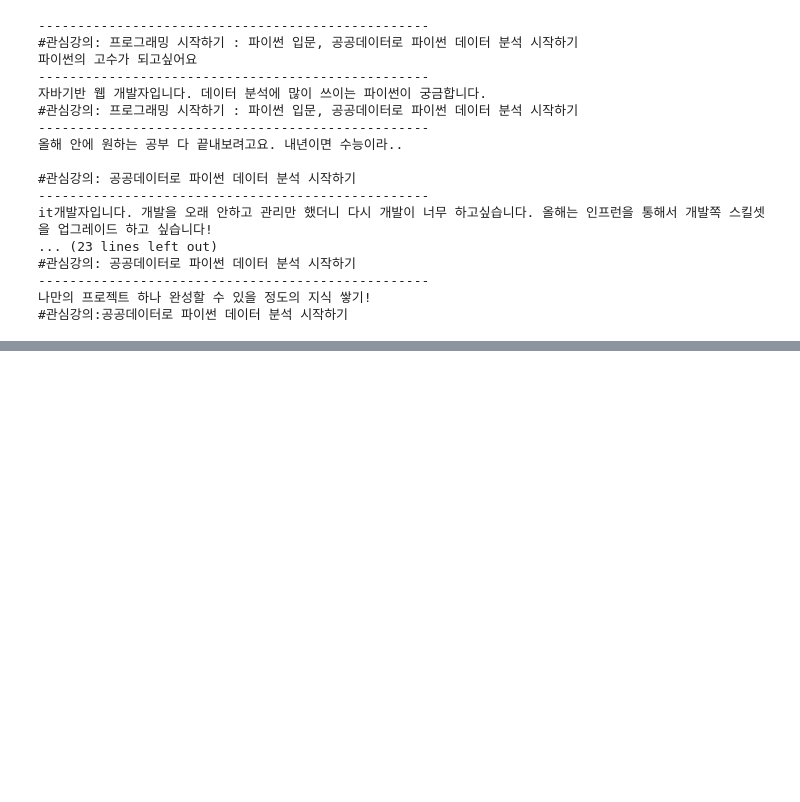
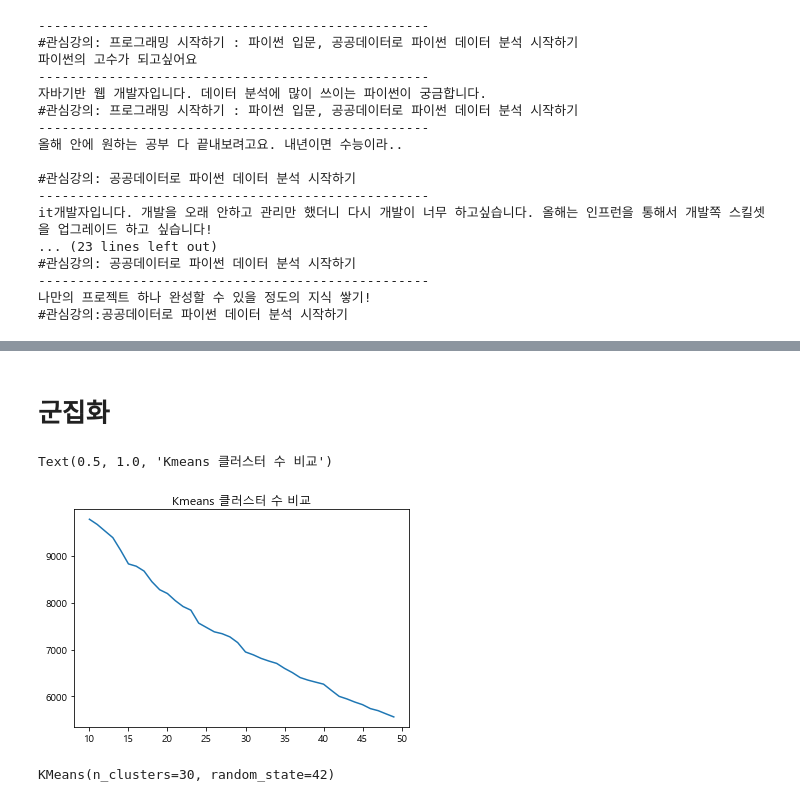
Before and after one commit to jang3463/TextMining, a Jupyter notebook: 텍스트분석(댓글분석).ipynb, the cells around one changed output, grey strips where cells are left out. Cells and saved outputs as stored; diff of their text form; code cells hidden in the pictures; blank space fills up the shorter version.

```diff
--- a/텍스트분석(댓글분석).ipynb
+++ b/텍스트분석(댓글분석).ipynb
@@ -437,0 +546,3 @@ it개발자입니다. 개발을 오래 안하고 관리만 했더니 다시 개
+# %%
+tfidf_freq = pd.DataFrame(feature_tfidf.toarray(),columns=vocab)
+tfidf_freq.head()
@@ -437,0 +557,4 @@ it개발자입니다. 개발을 오래 안하고 관리만 했더니 다시 개
+# %%
+df_tfidf = pd.DataFrame(tfidf_freq.sum())
+df_tfidf_top = df_tfidf.sort_values(by=0, ascending=False)
+df_tfidf_top.head(20)
@@ -437,0 +583,3 @@ it개발자입니다. 개발을 오래 안하고 관리만 했더니 다시 개
+# %%
+for i in range(50):
+    print(df_tfidf_top.index[i])
@@ -437,0 +604,29 @@ it개발자입니다. 개발을 오래 안하고 관리만 했더니 다시 개
+# %% [markdown]
+# 군집화
+# %%
+from sklearn.cluster import KMeans
+from tqdm import trange
+
+inertia =[]
+
+start = 10
+end = 50
+
+for i in trange(start, end):
+    cls = KMeans(n_clusters=i, random_state=42)
+    cls.fit(feature_vector)
+    inertia.append(cls.inertia_)
+# %%
+# y값이 낮을 수록 응집도가 높아지는 것
+
+plt.plot(range(start,end),inertia)
+plt.title('Kmeans 클러스터 수 비교')
+# %% [output]
+Text(0.5, 1.0, 'Kmeans 클러스터 수 비교')
+[figure, added]
+# %%
+n_clusters=30
+cls = KMeans(n_clusters=n_clusters, random_state=42)
+cls.fit(feature_vector)
+# %% [output]
+KMeans(n_clusters=30, random_state=42)
```
Also changed, not shown: parts of 32 cells of this notebook.
